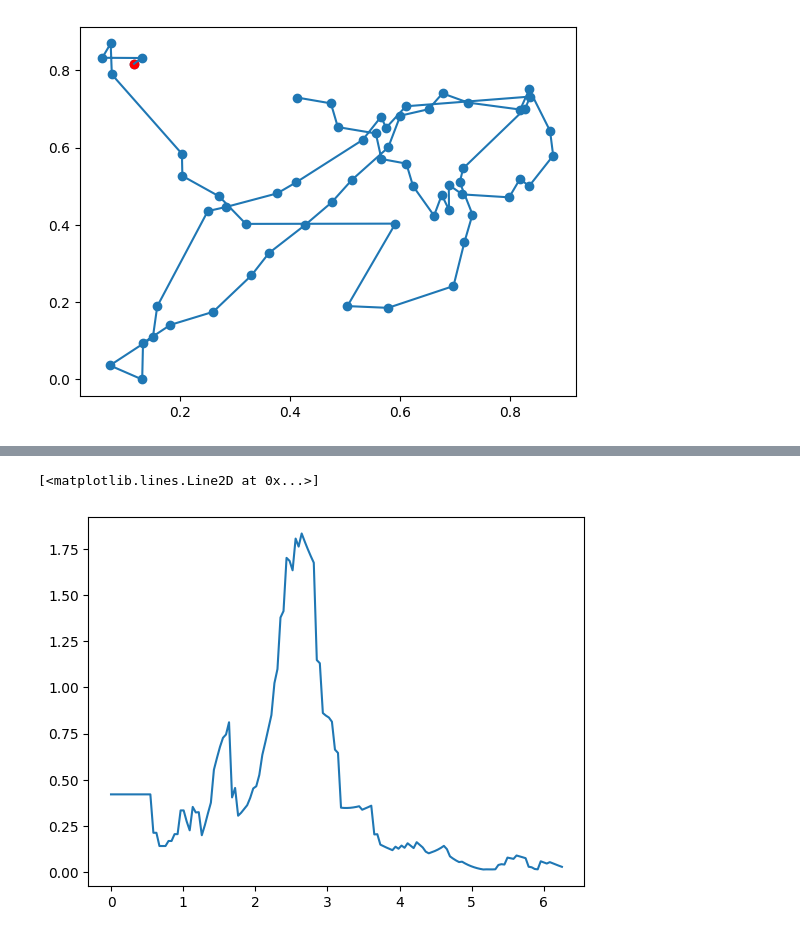
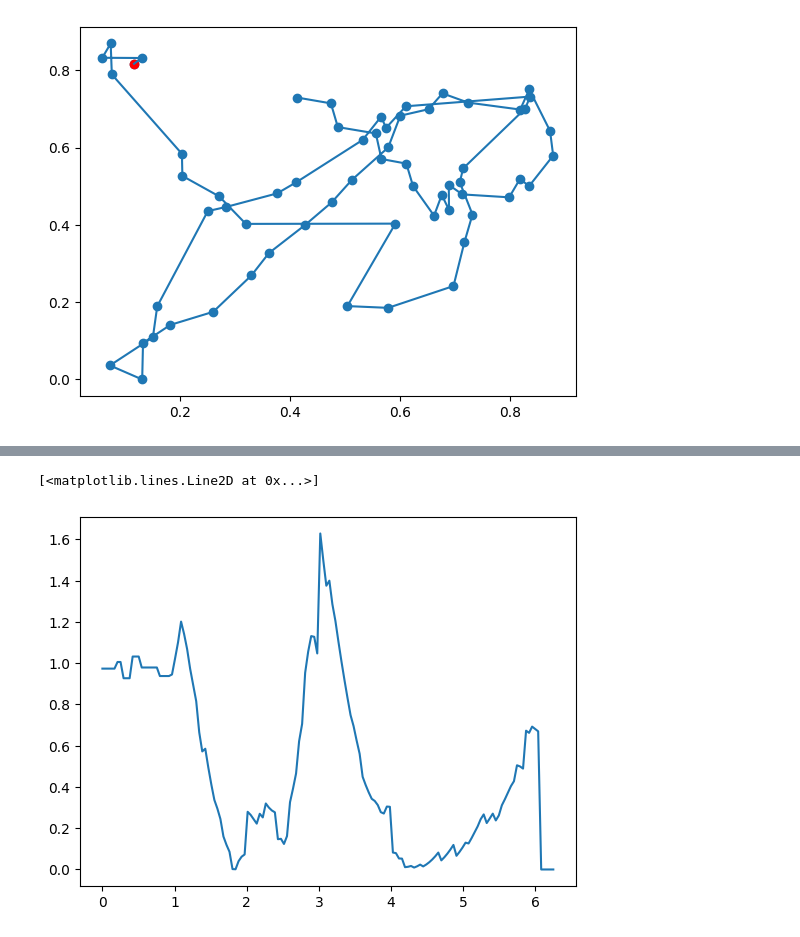
Before and after one commit to QuentinPerret/PFE-EyeTracking, a Jupyter notebook: data_analyzer.ipynb, the cells around one changed output, grey strips where cells are left out. Saved outputs shown, nothing was run; the diff lists cells and outputs as text; code cells hidden in the pictures.

Commit message:
add relative distance mesure

```diff
--- a/data_analyzer.ipynb
+++ b/data_analyzer.ipynb
@@ -403,20 +403,25 @@ show_fixations(data.iloc[20])
 # %% [output]
 [figure]
 # %%
-video_path  = data.iloc[0].videos
-fixations = data.iloc[0].fixations
+def get_relative_distance_from_gravity_center(df):
+    video_path  = df.videos
+    fixations = df.fixations
 
-center  = objectCenter[objectCenter['videoPath'] == video_path]['objectCenter'].tolist()[0]
+    center  = objectCenter[objectCenter['videoPath'] == video_path]['objectCenter'].tolist()[0]
 
-d = np.zeros(len(center))
-i_frame = 0
+    d = np.zeros(len(center))
+    i_frame = 0
 
-for i , fix  in enumerate(fixations):
-    x , y , _ , ti , te  = fix[0:5]
-    t = i_frame * 1/24
-    while t < te:
+    for fix  in fixations:
+        x , y , _ , _ , te  = fix[0:5]
         t = i_frame * 1/24
-        x_center , y_center = center[i_frame]
-        dist = (x_center - x) ** 2 + (y_center - y) ** 2
-        d[i_frame] = dist
-        i_frame+=1
+        while t < te and i_frame < 150:
+            t = i_frame * 1/24
+            x_center , y_center = center[i_frame]
+            dist = (x_center - x) ** 2 + (y_center - y) ** 2
+            d[i_frame] = dist
+            i_frame+=1
+
+    return d
+# %%
+data['dist'] = data.apply(lambda x : get_relative_distance_from_gravity_center(x),axis  = 1)
@@ -423,7 +437,8 @@ for i , fix  in enumerate(fixations):
 # %%
-nt = np.array(range(i_frame)) * 1/24
 time = np.linspace(0,6.25,150)
+d  = data.iloc[6].dist
+
 plt.plot(time,d)
 # %% [output]
 [<matplotlib.lines.Line2D at 0x...>]
-[figure, old version]
+[figure, new version]
```
Also changed, not shown: parts of 1 cell of this notebook.
